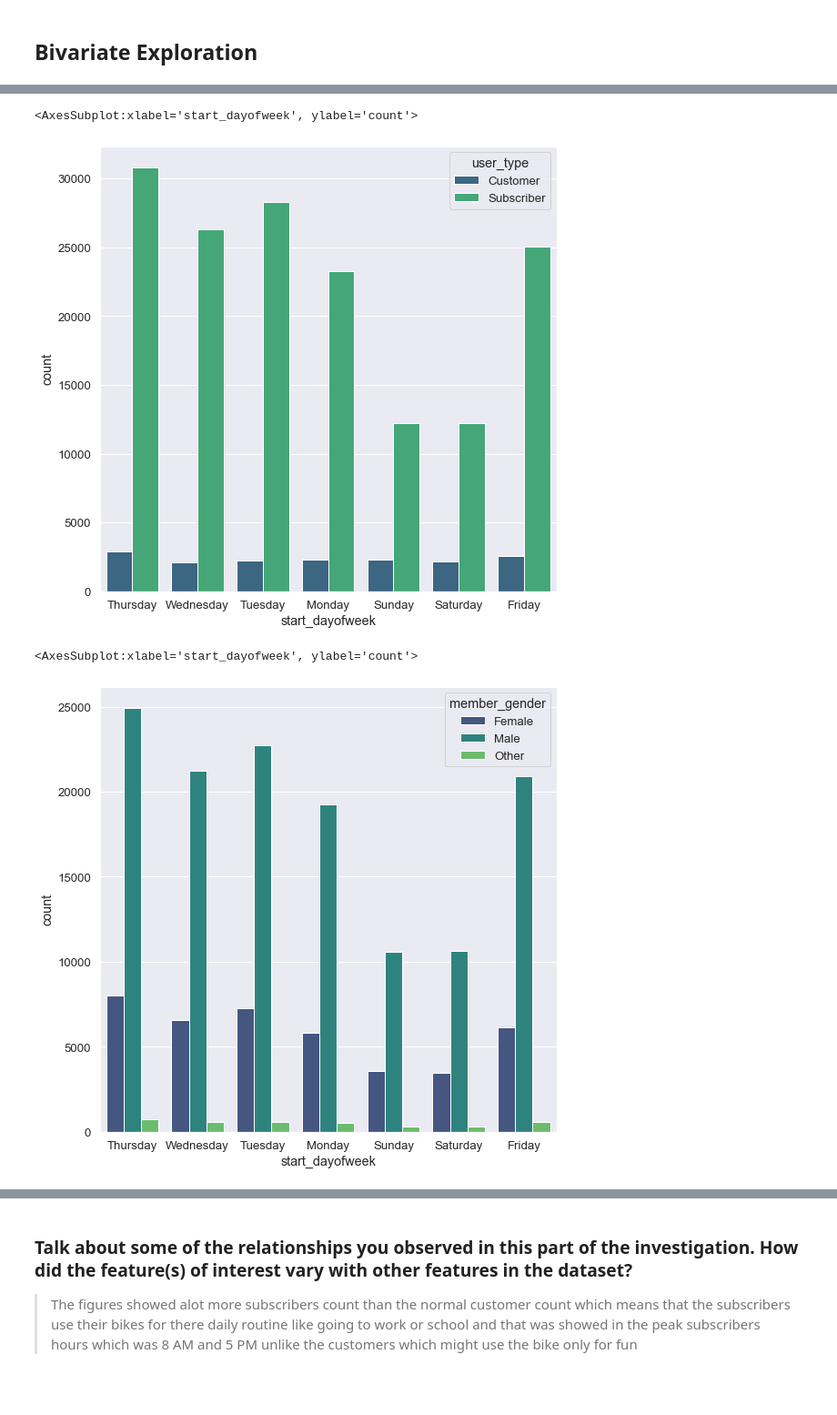
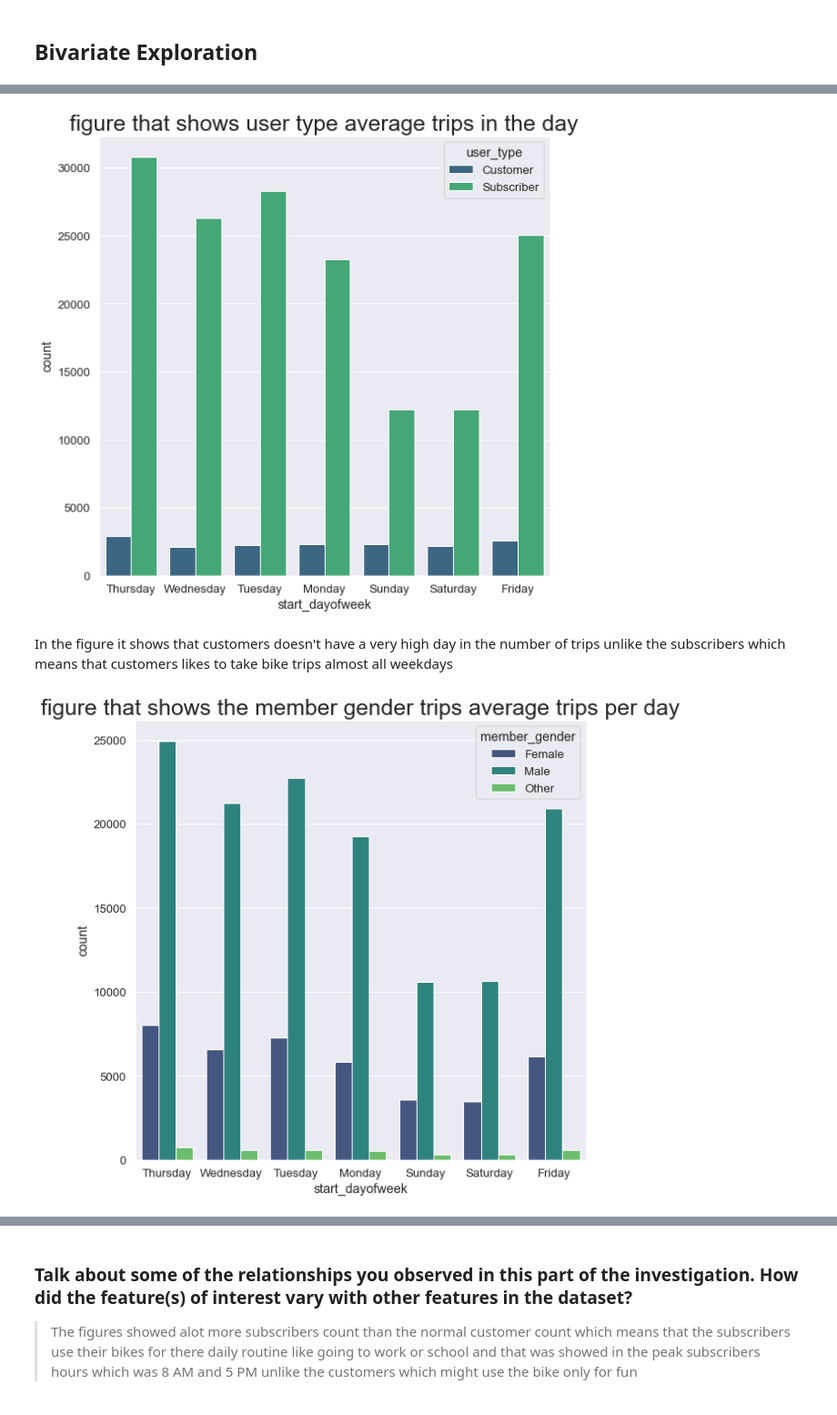
Before and after one commit to Kemad265/FordGobike-Dataset-Investigation, a Jupyter notebook: FordGoBike dataset Analysis.ipynb, the cells around one changed output, grey strips where cells are left out. Shown: that part at 91% size. Drawn from its saved outputs; the diff is of its cells as text; code cells hidden in the pictures.

```diff
--- a/FordGoBike dataset Analysis.ipynb
+++ b/FordGoBike dataset Analysis.ipynb
@@ -245,10 +243,10 @@ sns.histplot(data=df, x="duration_minute",hue='user_type',bins=np.arange(0, 60,
 # %%
-sns.countplot(x='start_dayofweek', data=df, hue='user_type', palette='viridis')
+sns.countplot(x='start_dayofweek', data=df, hue='user_type', palette='viridis').set_title("figure that shows user type average trips in the day",size=25);
 # %% [output]
-<AxesSubplot:xlabel='start_dayofweek', ylabel='count'>
-[figure, old version]
+[figure, new version]
+# %% [markdown]
+In the figure it shows that customers doesn't have a very high day in the number of trips unlike the subscribers which means that customers likes to take bike trips almost all weekdays
 # %%
-sns.countplot(x='start_dayofweek', data=df, hue='member_gender', palette='viridis')
+sns.countplot(x='start_dayofweek', data=df, hue='member_gender', palette='viridis').set_title("figure that shows the member gender trips average trips per day",size=25);
 # %% [output]
-<AxesSubplot:xlabel='start_dayofweek', ylabel='count'>
-[figure, old version]
+[figure, new version]
```
Also changed, not shown: parts of 24 cells of this notebook, 4 other files.
